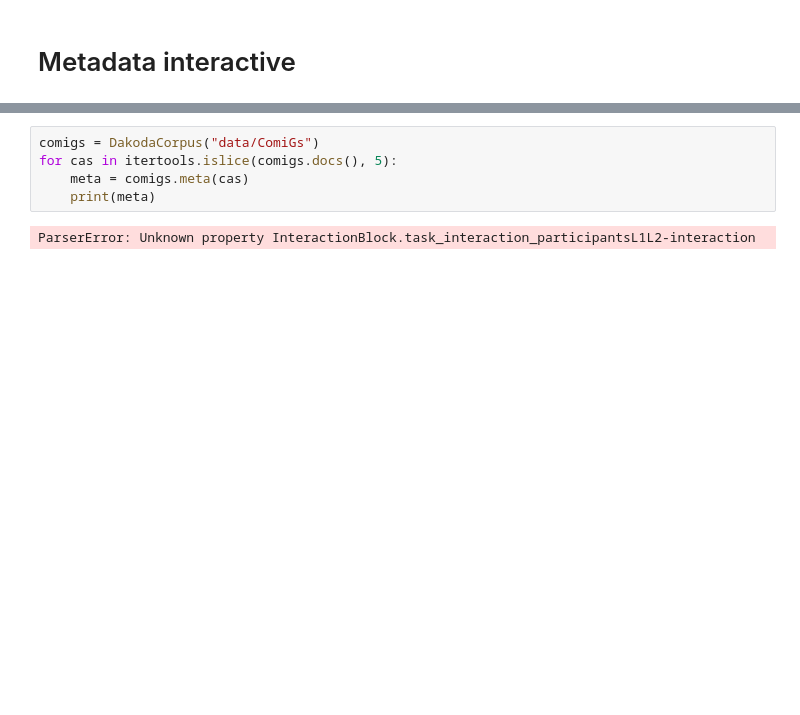
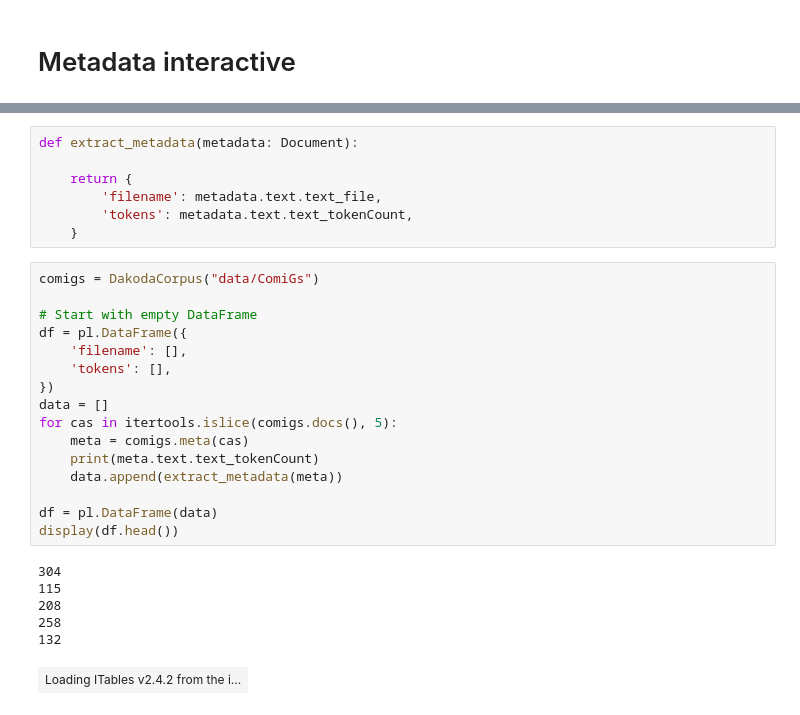
Before and after one commit to dakoda-project/analysis-recipes, a Jupyter notebook: 0x_Metadata_interactive.ipynb, the cells around one changed output, grey strips where cells are left out. Saved outputs shown, nothing was run; the diff lists cells and outputs as text; blank space fills up the shorter version.

```diff
--- a/0x_Metadata_interactive.ipynb
+++ b/0x_Metadata_interactive.ipynb
@@ -10,10 +11,33 @@ import itables
 itables.init_notebook_mode(all_interactive=True)
 # %% [output]
 [interactive output not drawn]
+# %%
+def extract_metadata(metadata: Document):
+
+    return {
+        'filename': metadata.text.text_file,
+        'tokens': metadata.text.text_tokenCount,
+    }
 # %%
 comigs = DakodaCorpus("data/ComiGs")
+
+# Start with empty DataFrame
+df = pl.DataFrame({
+    'filename': [],
+    'tokens': [],
+})
+data = []
 for cas in itertools.islice(comigs.docs(), 5):
     meta = comigs.meta(cas)
-    print(meta)
+    print(meta.text.text_tokenCount)
+    data.append(extract_metadata(meta))
+
+df = pl.DataFrame(data)
+display(df.head())
 # %% [output]
-ParserError: Unknown property InteractionBlock.task_interaction_participantsL1L2-interaction
+304
+115
+208
+258
+132
+| Loading ITables v2.4.2 from the i... |
```
Also changed, not shown: parts of 1 cell of this notebook, 5 other files.
